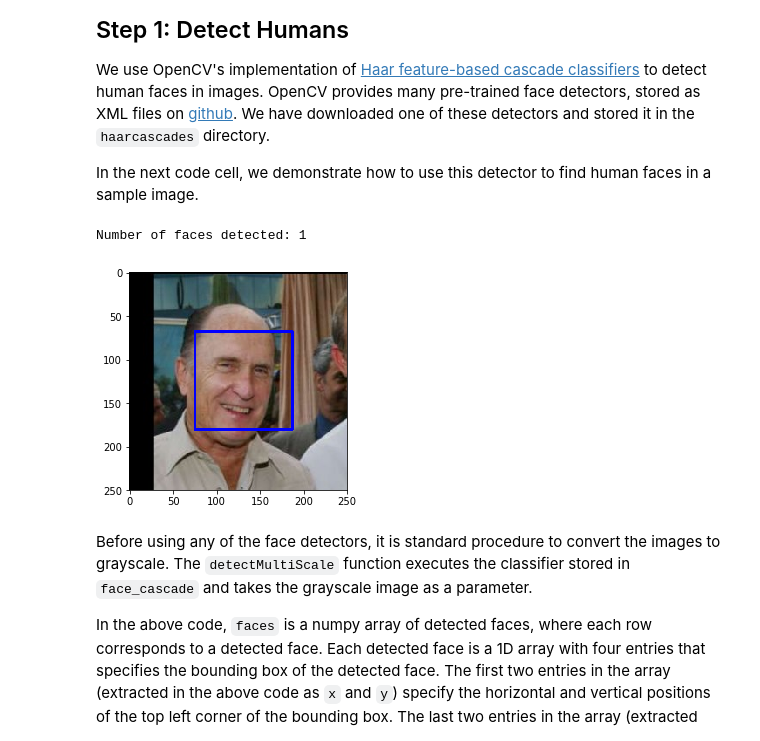
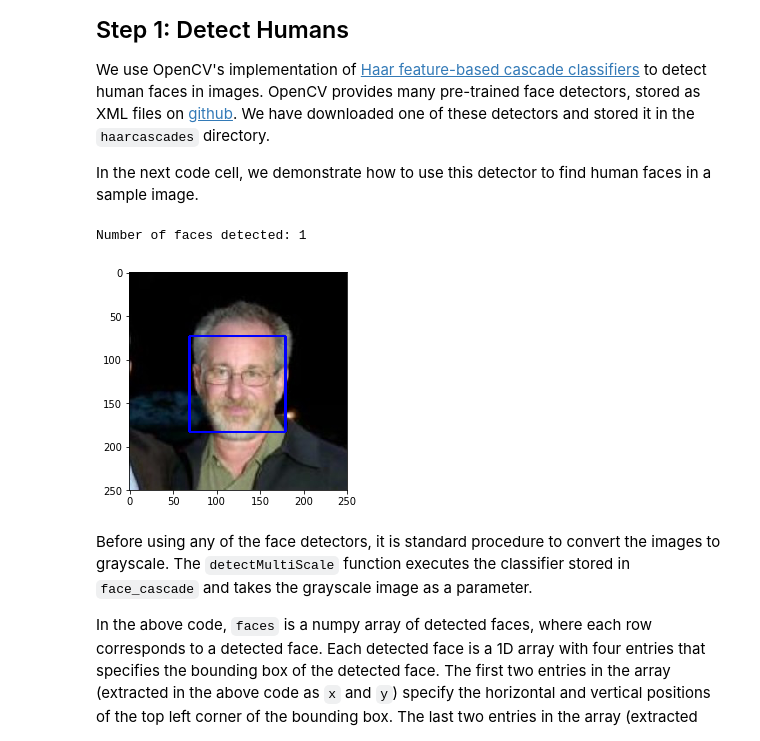
Before and after one commit to micmia/ml-dog-breed-classifier, a Jupyter notebook: dog_app.ipynb, the cells around one changed output. Cells and saved outputs as stored; diff of their text form; code cells hidden in the pictures.

```diff
--- a/dog_app.ipynb
+++ b/dog_app.ipynb
@@ -95,7 +96,7 @@ import random
 random.seed(8675309)
 
 # load filenames in shuffled human dataset
-human_files = np.array(glob("data/lfw/*/*"))
+human_files = np.array(glob("/data/lfw/*/*"))
 random.shuffle(human_files)
 
 # print statistics about the dataset
@@ -114,35 +115,35 @@ In the next code cell, we demonstrate how to use this detector to find human fac
 import cv2
 import matplotlib.pyplot as plt
 %matplotlib inline
 
 # extract pre-trained face detector
 face_cascade = cv2.CascadeClassifier('haarcascades/haarcascade_frontalface_alt.xml')
 
 # load color (BGR) image
-img = cv2.imread(human_files[3])
+img = cv2.imread(human_files[7])
 # convert BGR image to grayscale
 gray = cv2.cvtColor(img, cv2.COLOR_BGR2GRAY)
 
 # find faces in image
 faces = face_cascade.detectMultiScale(gray)
 
 # print number of faces detected in the image
 print('Number of faces detected:', len(faces))
 
 # get bounding box for each detected face
 for (x,y,w,h) in faces:
     # add bounding box to color image
     cv2.rectangle(img,(x,y),(x+w,y+h),(255,0,0),2)
 
 # convert BGR image to RGB for plotting
 cv_rgb = cv2.cvtColor(img, cv2.COLOR_BGR2RGB)
 
 # display the image, along with bounding box
 plt.imshow(cv_rgb)
 plt.show()
 # %% [output]
 Number of faces detected: 1
-[figure, old version]
+[figure, new version]
 # %% [markdown]
 Before using any of the face detectors, it is standard procedure to convert the images to grayscale.  The `detectMultiScale` function executes the classifier stored in `face_cascade` and takes the grayscale image as a parameter.
 
```
Also changed, not shown: parts of 22 cells of this notebook, 1 other file.
